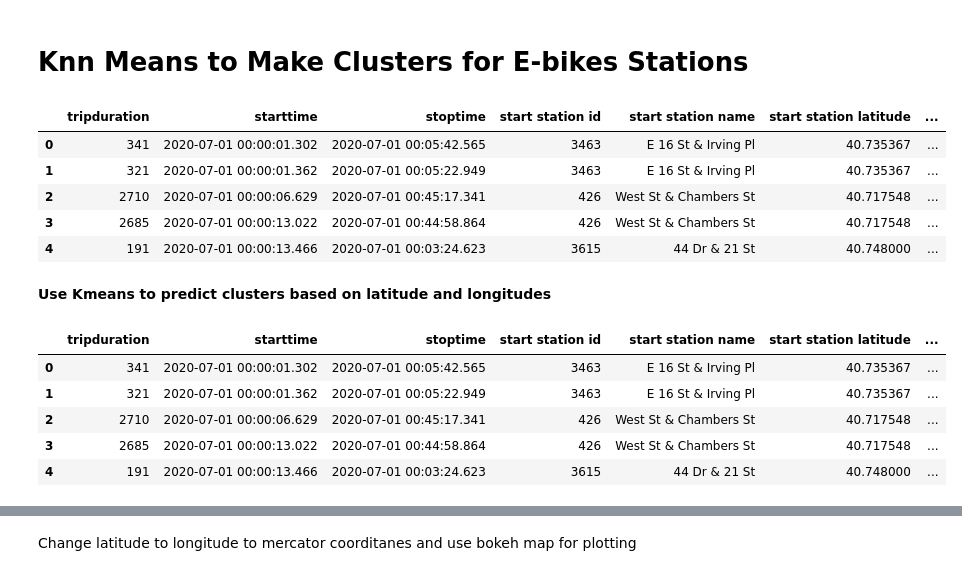
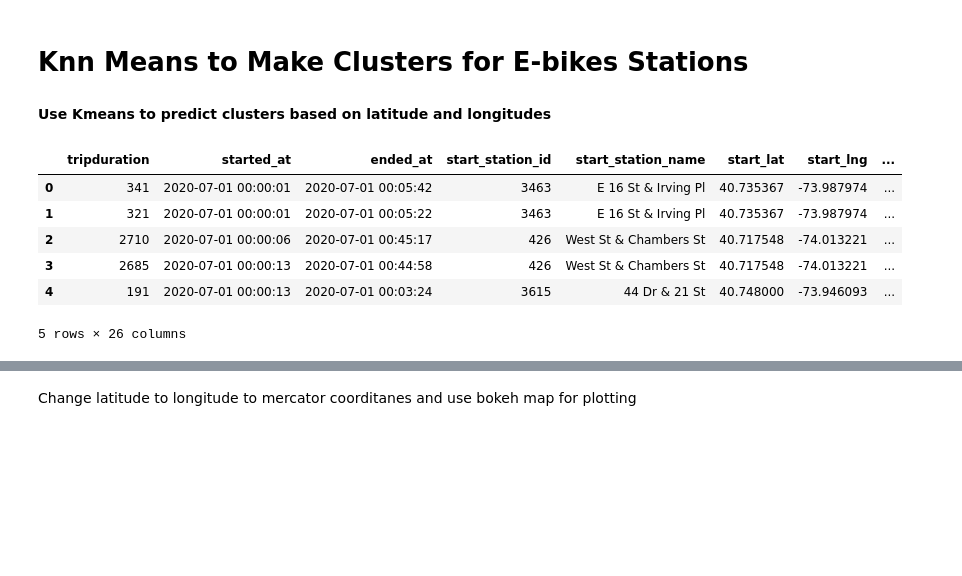
Before and after one commit to nletcher/RAPIDS-Citibike-Data-Analysis, a Jupyter notebook: Ridership.ipynb, the cells around one changed output, grey strips where cells are left out. Drawn from its saved outputs; the diff is of its cells as text; code cells hidden in the pictures; blank space fills up the shorter version.

```diff
--- a/Ridership.ipynb
+++ b/Ridership.ipynb
@@ -176,0 +170,18 @@ df2021
+# %%
+df=df.rename( columns ={ "start station id": "start_station_id",
+                       "start station name": "start_station_name",
+                       "start station latitude": "start_lat",
+                       "start station longitude": "start_lng",
+                       "end station id": "end_station_id",
+                       "end station name": "end_station_name",
+                       "end station latitude": "end_lat",
+                       "end station longitude": "end_lng",
+                       "usertype": "member_casual",
+                       "starttime": "started_at",
+                       "stoptime": "ended_at"
+                    })
+df["start_station_id"]=df["start_station_id"].astype(str)
+df["end_station_id"]=df["end_station_id"].astype(str)
+df["started_at"]=cudf.to_datetime(df["started_at"])
+df["ended_at"]=cudf.to_datetime(df["ended_at"])
+print(df.dtypes)
@@ -176,0 +205,9 @@ df2021
+# %%
+for i in range(0, len(all_files)):
+    if("2021" in all_files[i]):
+        tempdf = cudf.read_csv(all_files[i])
+        tempdf['started_at']=cudf.to_datetime(tempdf['started_at']) # change to tempdf
+        tempdf['ended_at']=cudf.to_datetime(tempdf['ended_at'])
+        tempdf['tripduration']= (tempdf['ended_at'] - tempdf['started_at'])/np.timedelta64(1,'s')
+        tempdf['tripduration']= tempdf['tripduration'].astype(np.int64)
+        df = cudf.concat([df,tempdf], ignore_index=True, sort=False)
@@ -177,4 +230,15 @@ df2021
 # %% [markdown]
 <h1>How total number of rides changed throughout?</h1>
+# %%
+df['started_at']=df['started_at'].astype('datetime64[s]')
+df['ended_at']=df['ended_at'].astype('datetime64[s]')
+df['day_of_the_month']=df['started_at'].dt.day
+df['start_hour_of_the_day']= df['started_at'].dt.hour
+df['stop_hour_of_the_day']= df['ended_at'].dt.hour
+df['dow']= df['started_at'].dt.dayofweek
+df['month']=df['started_at'].dt.month
+df['day_of_week'] = df['started_at'].dt.weekday
+df['is_weekend'] = (df['day_of_week']>=5).astype('int32')
+df['year']=df['started_at'].dt.year
 # %% [markdown]
 **First, get the Total Trips throughout**
@@ -547,26 +442,18 @@ from cuml.cluster import KMeans
 import numpy as np
 import pandas as pd
 import cuspatial
-# %%
-df2020.head()
-# %% [output]
-|  | tripduration | starttime | stoptime | start station id | start station name | start station latitude | ... |
-| 0 | 341 | 2020-07-01 00:00:01.302 | 2020-07-01 00:05:42.565 | 3463 | E 16 St & Irving Pl | 40.735367 | ... |
-| 1 | 321 | 2020-07-01 00:00:01.362 | 2020-07-01 00:05:22.949 | 3463 | E 16 St & Irving Pl | 40.735367 | ... |
-| 2 | 2710 | 2020-07-01 00:00:06.629 | 2020-07-01 00:45:17.341 | 426 | West St & Chambers St | 40.717548 | ... |
-| 3 | 2685 | 2020-07-01 00:00:13.022 | 2020-07-01 00:44:58.864 | 426 | West St & Chambers St | 40.717548 | ... |
-| 4 | 191 | 2020-07-01 00:00:13.466 | 2020-07-01 00:03:24.623 | 3615 | 44 Dr & 21 St | 40.748000 | ... |
 # %% [markdown]
 **Use Kmeans to predict clusters based on latitude and longitudes**
 # %%
-coord = df2020[["start station latitude", "start station longitude"]].values
+coord = df[["start_lat", "start_lng"]].values
 kmeans = KMeans(n_clusters=40).fit(coord)
-df2020['pickup_cluster'] = kmeans.predict(df2020[['start station latitude', 'start station longitude']])
-df2020.head()
+df['pickup_cluster'] = kmeans.predict(df[["start_lat", "start_lng"]])
+df.head()
 # %% [output]
-|  | tripduration | starttime | stoptime | start station id | start station name | start station latitude | ... |
-| 0 | 341 | 2020-07-01 00:00:01.302 | 2020-07-01 00:05:42.565 | 3463 | E 16 St & Irving Pl | 40.735367 | ... |
-| 1 | 321 | 2020-07-01 00:00:01.362 | 2020-07-01 00:05:22.949 | 3463 | E 16 St & Irving Pl | 40.735367 | ... |
-| 2 | 2710 | 2020-07-01 00:00:06.629 | 2020-07-01 00:45:17.341 | 426 | West St & Chambers St | 40.717548 | ... |
-| 3 | 2685 | 2020-07-01 00:00:13.022 | 2020-07-01 00:44:58.864 | 426 | West St & Chambers St | 40.717548 | ... |
-| 4 | 191 | 2020-07-01 00:00:13.466 | 2020-07-01 00:03:24.623 | 3615 | 44 Dr & 21 St | 40.748000 | ... |
+|  | tripduration | started_at | ended_at | start_station_id | start_station_name | start_lat | start_lng | ... |
+| 0 | 341 | 2020-07-01 00:00:01 | 2020-07-01 00:05:42 | 3463 | E 16 St & Irving Pl | 40.735367 | -73.987974 | ... |
+| 1 | 321 | 2020-07-01 00:00:01 | 2020-07-01 00:05:22 | 3463 | E 16 St & Irving Pl | 40.735367 | -73.987974 | ... |
+| 2 | 2710 | 2020-07-01 00:00:06 | 2020-07-01 00:45:17 | 426 | West St & Chambers St | 40.717548 | -74.013221 | ... |
+| 3 | 2685 | 2020-07-01 00:00:13 | 2020-07-01 00:44:58 | 426 | West St & Chambers St | 40.717548 | -74.013221 | ... |
+| 4 | 191 | 2020-07-01 00:00:13 | 2020-07-01 00:03:24 | 3615 | 44 Dr & 21 St | 40.748000 | -73.946093 | ... |
+5 rows × 26 columns
```
Also changed, not shown: parts of 86 cells of this notebook.
